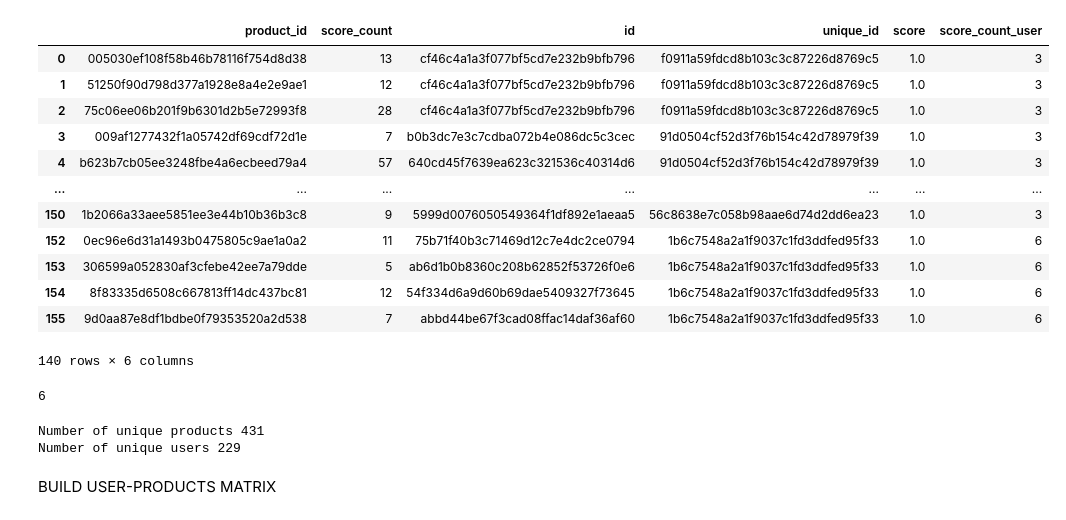
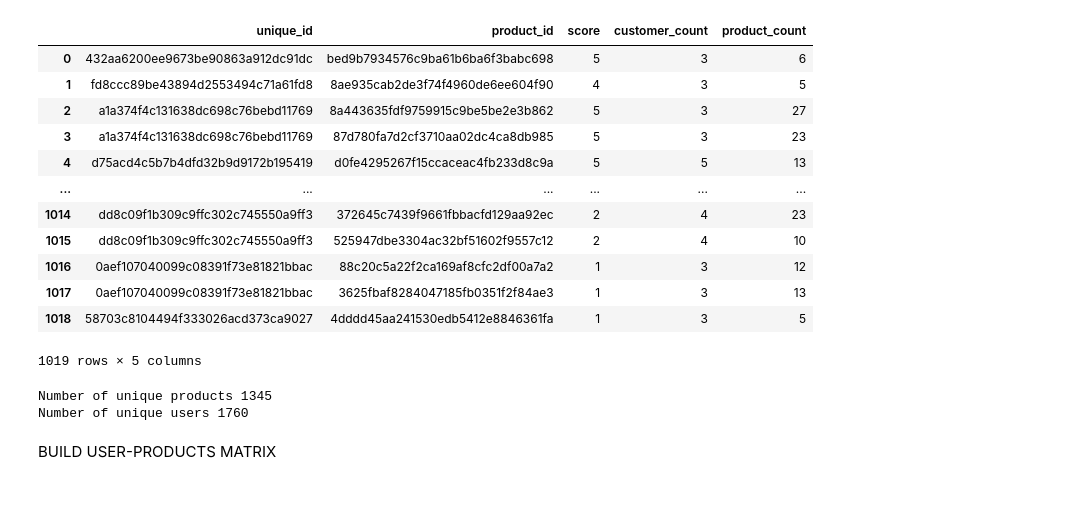
Before and after one commit to agusdm97/PF-DTS05-E-COMMERCE-OLIST, a Jupyter notebook: machine_learning/ml_recomendacion.ipynb, the cells around one changed output. Saved outputs shown, nothing was run; the diff lists cells and outputs as text; code cells hidden in the pictures.

Commit message:
Se actualiza codigo para formación del dataset de base de la matriz usuario-producto

```diff
--- a/machine_learning/ml_recomendacion.ipynb
+++ b/machine_learning/ml_recomendacion.ipynb
@@ -143,0 +37,13 @@ combined.shape
+# %%
+df_products = combined[['product_id', 'score']]
+df_customer = combined[['unique_id', 'score']]
+# %%
+df_products= df_products.groupby("product_id").aggregate({"score":"count"})
+df_products.reset_index(inplace=True)
+df_products.rename(columns={"score":"product_count"},inplace=True)
+df_products = df_products[df_products["product_count"] > 4]
+# %%
+df_customer= df_customer.groupby("unique_id").aggregate({"score":"count"})
+df_customer.reset_index(inplace=True)
+df_customer.rename(columns={"score":"customer_count"}, inplace= True)
+df_customer = df_customer[df_customer["customer_count"] > 2]
@@ -144,29 +53,28 @@ combined.shape
+# %%
+combined = pd.merge(left= combined, right = df_customer, on = 'unique_id',  how = 'left')
+combined = pd.merge(left= combined, right = df_products, on = 'product_id',  how = 'left')
 # %%
-combined.head(140)
+combined
 # %% [output]
-|  | product_id | score_count | id | unique_id | score | score_count_user |
-| 0 | 005030ef108f58b46b78116f754d8d38 | 13 | cf46c4a1a3f077bf5cd7e232b9bfb796 | f0911a59fdcd8b103c3c87226d8769c5 | 1.0 | 3 |
-| 1 | 51250f90d798d377a1928e8a4e2e9ae1 | 12 | cf46c4a1a3f077bf5cd7e232b9bfb796 | f0911a59fdcd8b103c3c87226d8769c5 | 1.0 | 3 |
-| 2 | 75c06ee06b201f9b6301d2b5e72993f8 | 28 | cf46c4a1a3f077bf5cd7e232b9bfb796 | f0911a59fdcd8b103c3c87226d8769c5 | 1.0 | 3 |
-| 3 | 009af1277432f1a05742df69cdf72d1e | 7 | b0b3dc7e3c7cdba072b4e086dc5c3cec | 91d0504cf52d3f76b154c42d78979f39 | 1.0 | 3 |
-| 4 | b623b7cb05ee3248fbe4a6ecbeed79a4 | 57 | 640cd45f7639ea623c321536c40314d6 | 91d0504cf52d3f76b154c42d78979f39 | 1.0 | 3 |
-| ... | ... | ... | ... | ... | ... | ... |
-| 150 | 1b2066a33aee5851ee3e44b10b36b3c8 | 9 | 5999d0076050549364f1df892e1aeaa5 | 56c8638e7c058b98aae6d74d2dd6ea23 | 1.0 | 3 |
-| 152 | 0ec96e6d31a1493b0475805c9ae1a0a2 | 11 | 75b71f40b3c71469d12c7e4dc2ce0794 | 1b6c7548a2a1f9037c1fd3ddfed95f33 | 1.0 | 6 |
-| 153 | 306599a052830af3cfebe42ee7a79dde | 5 | ab6d1b0b8360c208b62852f53726f0e6 | 1b6c7548a2a1f9037c1fd3ddfed95f33 | 1.0 | 6 |
-| 154 | 8f83335d6508c667813ff14dc437bc81 | 12 | 54f334d6a9d60b69dae5409327f73645 | 1b6c7548a2a1f9037c1fd3ddfed95f33 | 1.0 | 6 |
-| 155 | 9d0aa87e8df1bdbe0f79353520a2d538 | 7 | abbd44be67f3cad08ffac14daf36af60 | 1b6c7548a2a1f9037c1fd3ddfed95f33 | 1.0 | 6 |
+|  | unique_id | product_id | score | customer_count | product_count |
+| 0 | 432aa6200ee9673be90863a912dc91dc | bed9b7934576c9ba61b6ba6f3babc698 | 5 | 3 | 6 |
+| 1 | fd8ccc89be43894d2553494c71a61fd8 | 8ae935cab2de3f74f4960de6ee604f90 | 4 | 3 | 5 |
+| 2 | a1a374f4c131638dc698c76bebd11769 | 8a443635fdf9759915c9be5be2e3b862 | 5 | 3 | 27 |
+| 3 | a1a374f4c131638dc698c76bebd11769 | 87d780fa7d2cf3710aa02dc4ca8db985 | 5 | 3 | 23 |
+| 4 | d75acd4c5b7b4dfd32b9d9172b195419 | d0fe4295267f15ccaceac4fb233d8c9a | 5 | 5 | 13 |
+| ... | ... | ... | ... | ... | ... |
+| 1014 | dd8c09f1b309c9ffc302c745550a9ff3 | 372645c7439f9661fbbacfd129aa92ec | 2 | 4 | 23 |
+| 1015 | dd8c09f1b309c9ffc302c745550a9ff3 | 525947dbe3304ac32bf51602f9557c12 | 2 | 4 | 10 |
+| 1016 | 0aef107040099c08391f73e81821bbac | 88c20c5a22f2ca169af8cfc2df00a7a2 | 1 | 3 | 12 |
+| 1017 | 0aef107040099c08391f73e81821bbac | 3625fbaf8284047185fb0351f2f84ae3 | 1 | 3 | 13 |
+| 1018 | 58703c8104494f333026acd373ca9027 | 4dddd45aa241530edb5412e8846361fa | 1 | 3 | 5 |
-140 rows × 6 columns
+1019 rows × 5 columns
-# %%
-combined['score_count_user'].max()
-# %% [output]
-6
 # %%
 print('Number of unique products', combined['product_id'].nunique())
-print('Number of unique users', combined['unique_id'].nunique())
+print('Number of unique users', combined['customer_id'].nunique())
 # %% [output]
-Number of unique products 431
-Number of unique users 229
+Number of unique products 1345
+Number of unique users 1760
 # %%
 scaler = MinMaxScaler()
 combined['score'] = combined['score'].values.astype(float)
```
Also changed, not shown: parts of 21 cells of this notebook.
